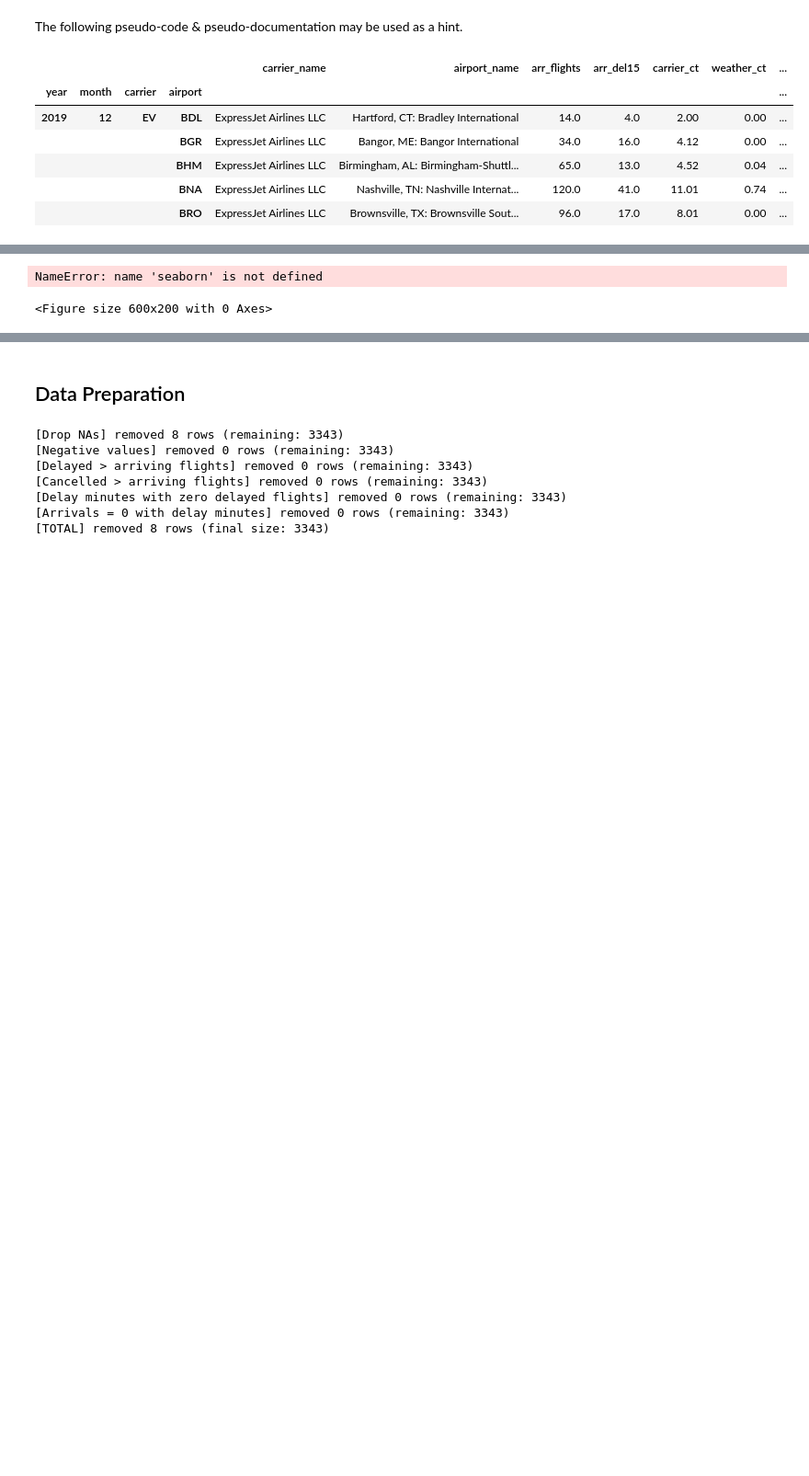
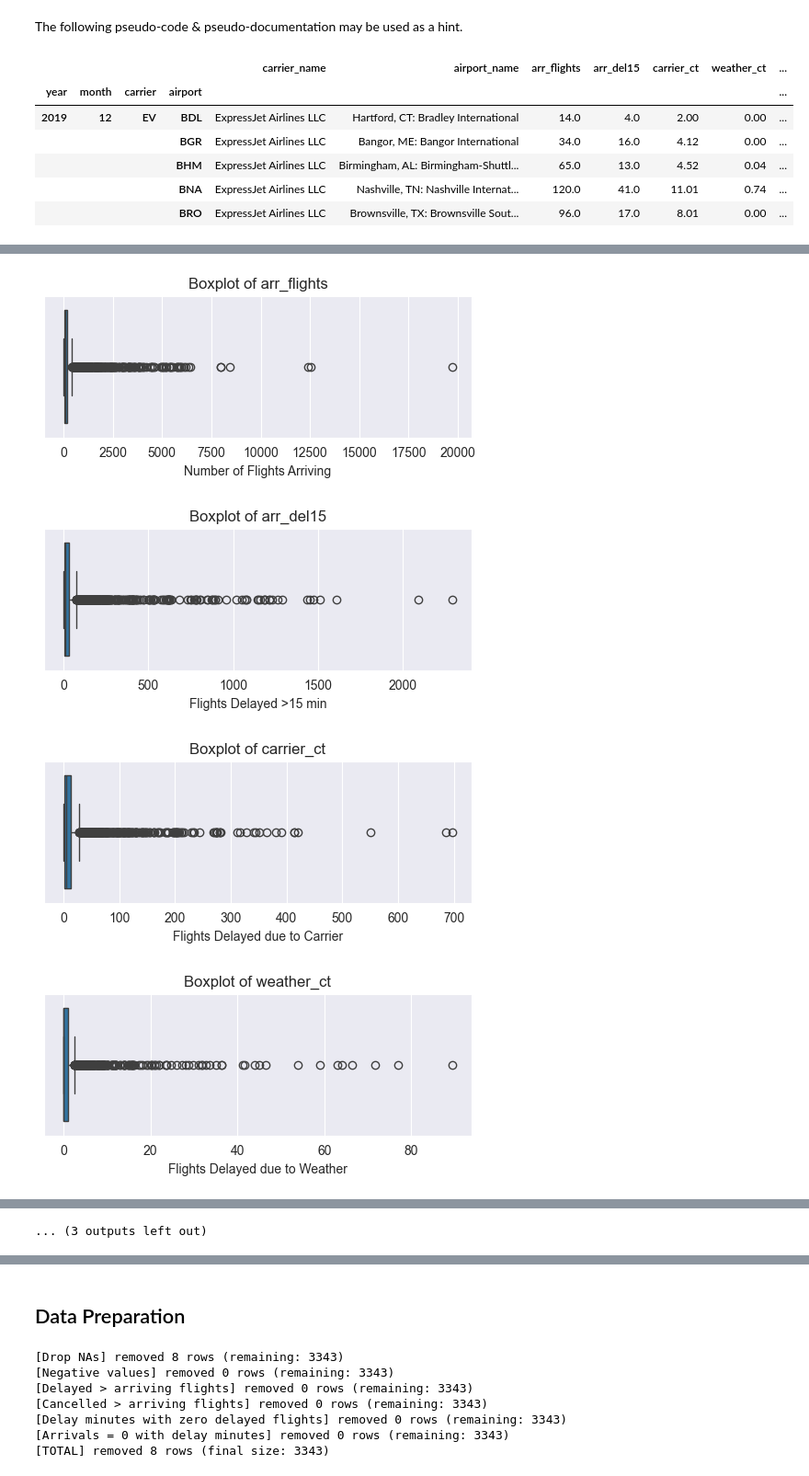
Before and after one commit to Bernhg4/businessintelligence_group043_a3, a Jupyter notebook: airline_delay_043.ipynb, the cells around one changed output, grey strips where cells are left out. Shown at 92% size. Saved outputs shown, nothing was run; the diff lists cells and outputs as text; code cells hidden in the pictures; blank space fills up the shorter version.

```diff
--- a/airline_delay_043.ipynb
+++ b/airline_delay_043.ipynb
@@ -1622,7 +1547,7 @@ def outliers_visualization(df: pd.DataFrame, columns: list):
 
     for col in columns:
         plt.figure(figsize=(6,2))
-        seaborn.boxplot(x=df[col])
+        sns.boxplot(x=df[col])
         plt.title(f"Boxplot of {col}")
         plt.xlabel(x_labels.get(col, col))
         plt.show()
@@ -1659,30 +1584,34 @@ outliers_visualization_activity = [
     ':outliers_visualization prov:used :data .',
     ':outliers_visualization_report rdf:type prov:Entity .',
     f':outliers_visualization_report rdfs:comment """Boxplots generated to view outliers.""" .',
     ':outliers_visualization_report prov:wasGeneratedBy :outliers_visualization .',
 ]
 engine.insert(outliers_visualization_activity, prefixes=prefixes)
 
 # 2. Activity: Inspecting the report and taking a decision on what to do
 ior_ass_uuid_executor = "a6d6c34f-425d-4f76-871e-c234e51caeaa"
 ior_comment = """
 As indicated in the kurtosis check before number of delays due to security ans NAS show extreme outliers. Furthermore the columns of arriving and canceled flights show high outliers.
 """
 inspect_outliers_visualization_executor = student_a
 inspect_outliers_visualization_activity = [
     ':inspect_outliers_visualization rdf:type prov:Activity .',
     ':inspect_outliers_visualization rdfs:comment \'Data Understanding\' .',
     f':inspect_outliers_visualization rdfs:comment """{co_comment}""" .',
     f':inspect_outliers_visualization prov:startedAtTime "{start_time_co}"^^xsd:dateTime .',
     f':inspect_outliers_visualization prov:endedAtTime "{end_time_co}"^^xsd:dateTime .',
     f':inspect_outliers_visualization prov:qualifiedAssociation :{ior_ass_uuid_executor} .',
     f':{ior_ass_uuid_executor} prov:agent :{inspect_outliers_visualization_executor} .',
     f':{ior_ass_uuid_executor} rdf:type prov:Association .',
     f':{ior_ass_uuid_executor} prov:hadRole :{code_executor_role} .',
     ':inspect_outliers_visualization prov:used :outliers_visualization_report .',
     ':outliers_decision rdf:type prov:Entity .',
     f':outliers_decision rdfs:comment """Outliers will not be removed, as they have significant value to the airport and airline data." .""" .',
     ':outliers_decision prov:wasGeneratedBy :inspect_outliers_visualization .',
 ]
 engine.insert(inspect_outliers_visualization_activity, prefixes=prefixes)
 # %% [output]
+[figure, added]
+[figure, added]
+[figure, added]
+[figure, added]
@@ -1689,5 +1626,4 @@ engine.insert(inspect_outliers_visualization_activity, prefixes=prefixes)
-NameError: name 'seaborn' is not defined
+... (3 outputs left out)
-<Figure size 600x200 with 0 Axes>
 # %%
 histogram_visualization_code_writer = student_a
 
```
Also changed, not shown: parts of 29 cells of this notebook, 1 other file.
